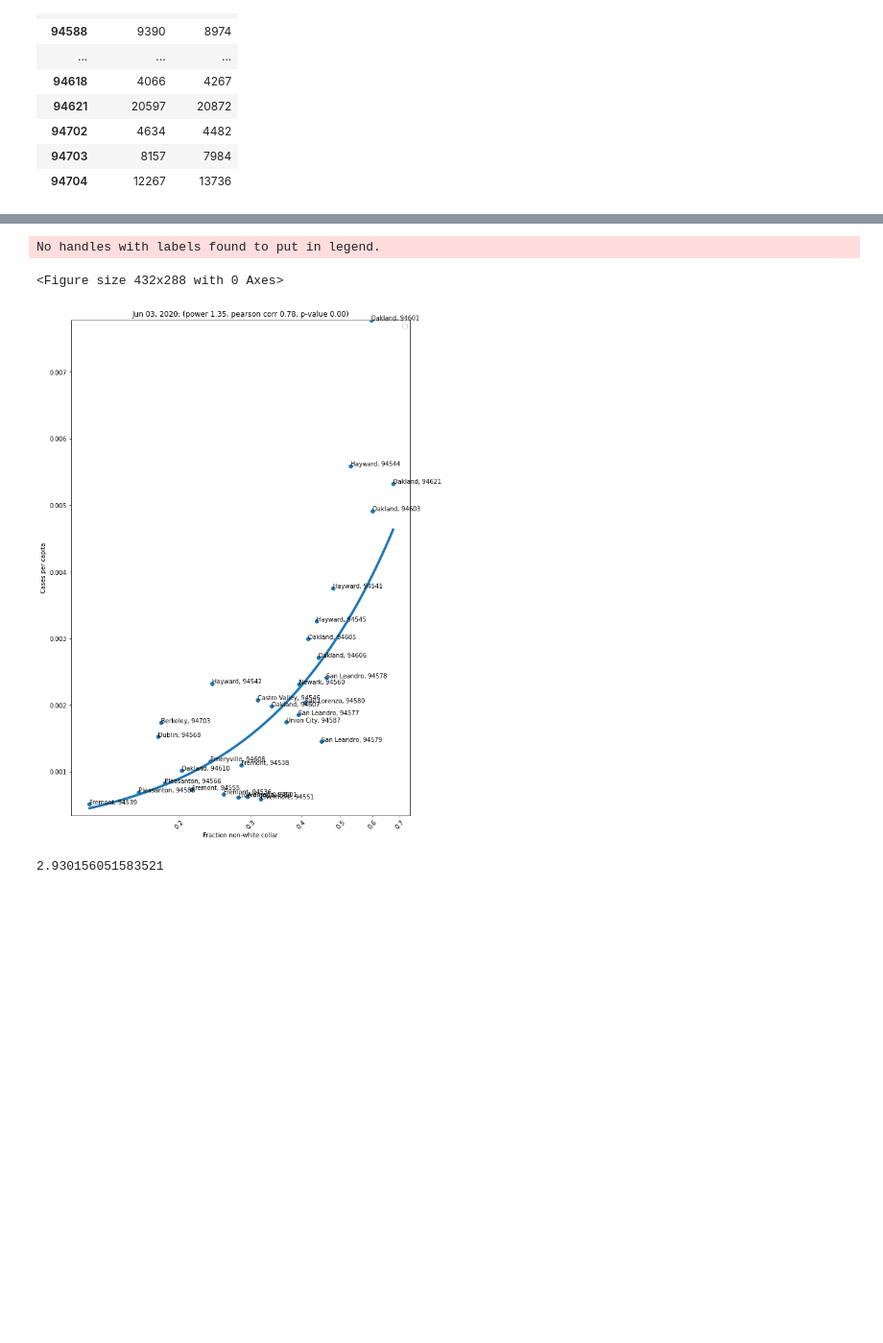
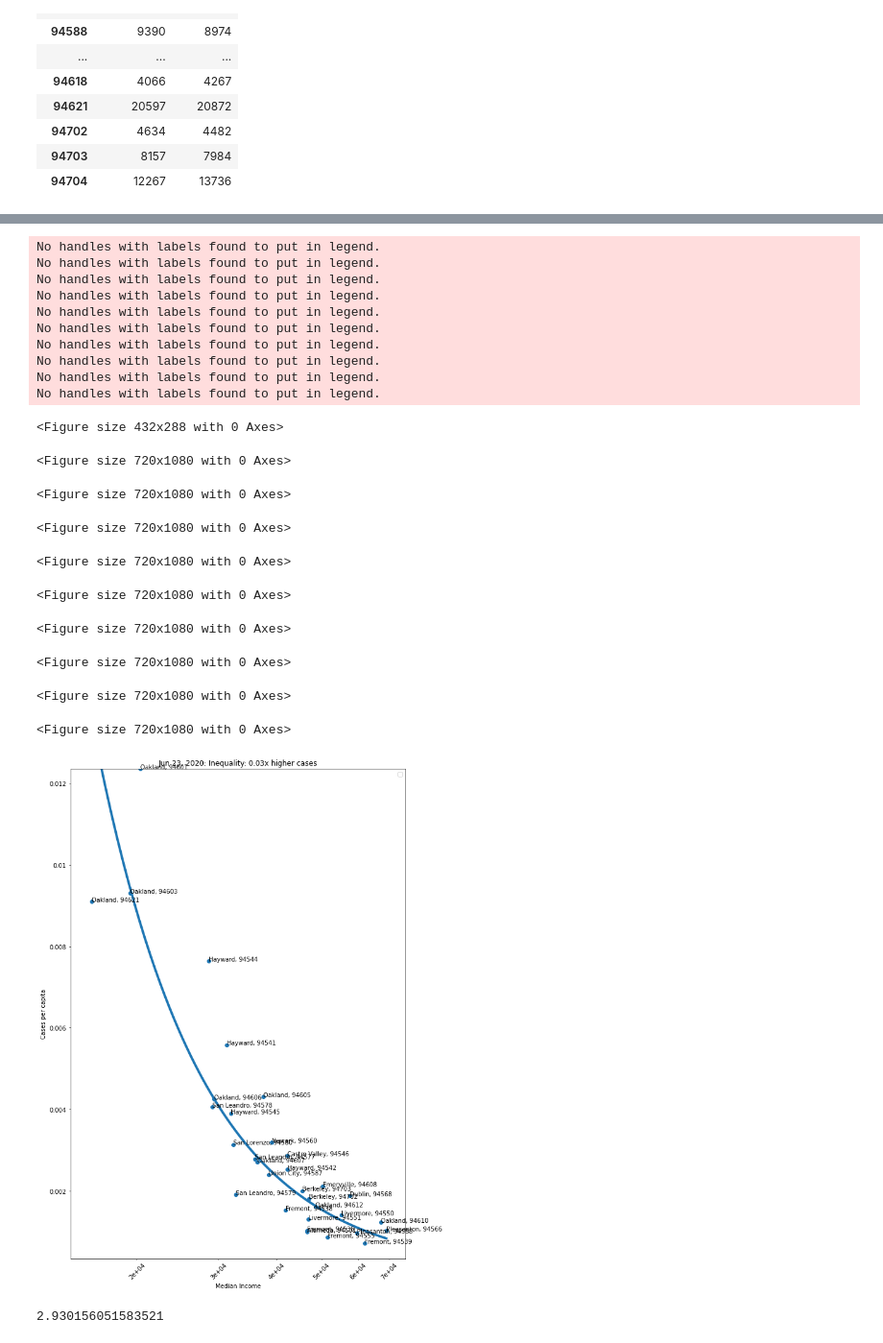
Before and after one commit to bkungfoo/covid19_models, a Jupyter notebook: alameda_cases_by_zip.ipynb, the cells around one changed output, grey strips where cells are left out. Shown: that part at 96% size. Cells and saved outputs as stored; diff of their text form; code cells hidden in the pictures; blank space fills up the shorter version.

```diff
--- a/alameda_cases_by_zip.ipynb
+++ b/alameda_cases_by_zip.ipynb
@@ -265,6 +265,7 @@ bart_zip_df
 alameda_df = pd.read_csv('data_repo/Alameda_County_Cumulative_Cases_By_Place_And_Zip.csv')
 # Replace < 10 with 0
 alameda_df.replace({'<10': 0}, inplace=True)
+alameda_df = alameda_df.fillna(0)
 # Convert date column to datetime
 alameda_df['Date'] = alameda_df['DtCreate'].apply(lambda x: datetime.strptime(x.split(' ')[0], '%Y/%m/%d'))
 del alameda_df['DtCreate']
@@ -338,8 +346,10 @@ for area in locations_with_cases['Location'].unique():
     population = pop_df[pop_df.index == str(area)]['population'].iloc[0]
     # Calculate R for zip code or region
 
-
-    train_area_df = area_df[area_df[METRIC] > 0]
+    train_area_df = area_df[
+        (area_df[METRIC] > 0)
+        & (area_df.index >= '2020-06-10')
+    ]
 
     train_data = dataproc.convert_data_to_numpy(train_area_df, METRIC, smooth=False)
 
@@ -667,8 +725,10 @@ def animated_power_law_plot(df, x_col, y_col, x_log_scale=True, y_log_scale=True
         trend_line_x = np.linspace(np.min(x), np.max(x), 100)
         plt_line.set_data(trend_line_x, np.exp(poly_line(np.log(trend_line_x), coef)))
         plt_points.set_offsets(np.transpose(np.array([date_df[x_col].to_numpy(), date_df[y_col].to_numpy()])))
-        plt_title.set_text('{}: (power {:.2f}, pearson corr {:.2f}, p-value {:.2f})'.format(
-            dates_list[i].strftime('%b %d, %Y'), coef[0], *pearsonr(log_x, log_y)))
+#         plt_title.set_text('{}: (power {:.2f}, pearson corr {:.2f}, p-value {:.2f})'.format(
+#             dates_list[i].strftime('%b %d, %Y'), coef[0], *pearsonr(log_x, log_y)))
+        plt_title.set_text('{}: Inequality: {:.2f}x higher cases'.format(
+            dates_list[i].strftime('%b %d, %Y'), np.power(6, coef[0])))
         for label in location_to_label.values():
             label.set_position((0.001, 0.001))
             label.xy = (0.001, 0.001)
@@ -706,27 +766,45 @@ pos_zip_alameda_df = pos_zip_alameda_df.join(alameda_income_df[['Indicator Value
 pos_zip_alameda_df = pos_zip_alameda_df.rename(columns={'Indicator Value': 'Median Income'})
 # %%
 for x_col in [
-#     'Fraction of population that is Black',
-#     'Fraction of population that is Latino',
-#     'Fraction of population that is Asian',
-#     'Fraction of population that is White',
-#    'Fraction of population that is Black or Other',
-#    'Fraction of population that is Asian or White',
-#    'Fraction of population that is Non-Asian and Non-White',
-#    'Fraction of Non-Asian population that is Non-White',
+    'Fraction of population that is Black',
+    'Fraction of population that is Latino',
+    'Fraction of population that is Asian',
+    'Fraction of population that is White',
+   'Fraction of population that is Black or Other',
+   'Fraction of population that is Asian or White',
+   'Fraction of population that is Non-Asian and Non-White',
+   'Fraction of Non-Asian population that is Non-White',
     'Fraction non-white collar',
-#     'Median Income',
+     'Median Income',
 ]:
     for y_col in ['Cases per capita']:
         plt.clf()
         fit_locations = pos_zip_alameda_df[
             (pos_zip_alameda_df['Cases'] >= 25)
             & (~pos_zip_alameda_df['Location'].isin(['94619', '94704', '94611', '94602']))]
         animated_power_law_plot(fit_locations, x_col, y_col, y_log_scale=False, save_fig_path=True)
 # %% [output]
 No handles with labels found to put in legend.
+No handles with labels found to put in legend.
+No handles with labels found to put in legend.
+No handles with labels found to put in legend.
+No handles with labels found to put in legend.
+No handles with labels found to put in legend.
+No handles with labels found to put in legend.
+No handles with labels found to put in legend.
+No handles with labels found to put in legend.
+No handles with labels found to put in legend.
 <Figure size 432x288 with 0 Axes>
+<Figure size 720x1080 with 0 Axes>
+<Figure size 720x1080 with 0 Axes>
+<Figure size 720x1080 with 0 Axes>
+<Figure size 720x1080 with 0 Axes>
+<Figure size 720x1080 with 0 Axes>
+<Figure size 720x1080 with 0 Axes>
+<Figure size 720x1080 with 0 Axes>
+<Figure size 720x1080 with 0 Axes>
+<Figure size 720x1080 with 0 Axes>
-[figure, old version]
+[figure, new version]
 # %%
 np.power(6, 0.6)
 # %% [output]
```
Also changed, not shown: parts of 7 cells of this notebook, 10 other files.
